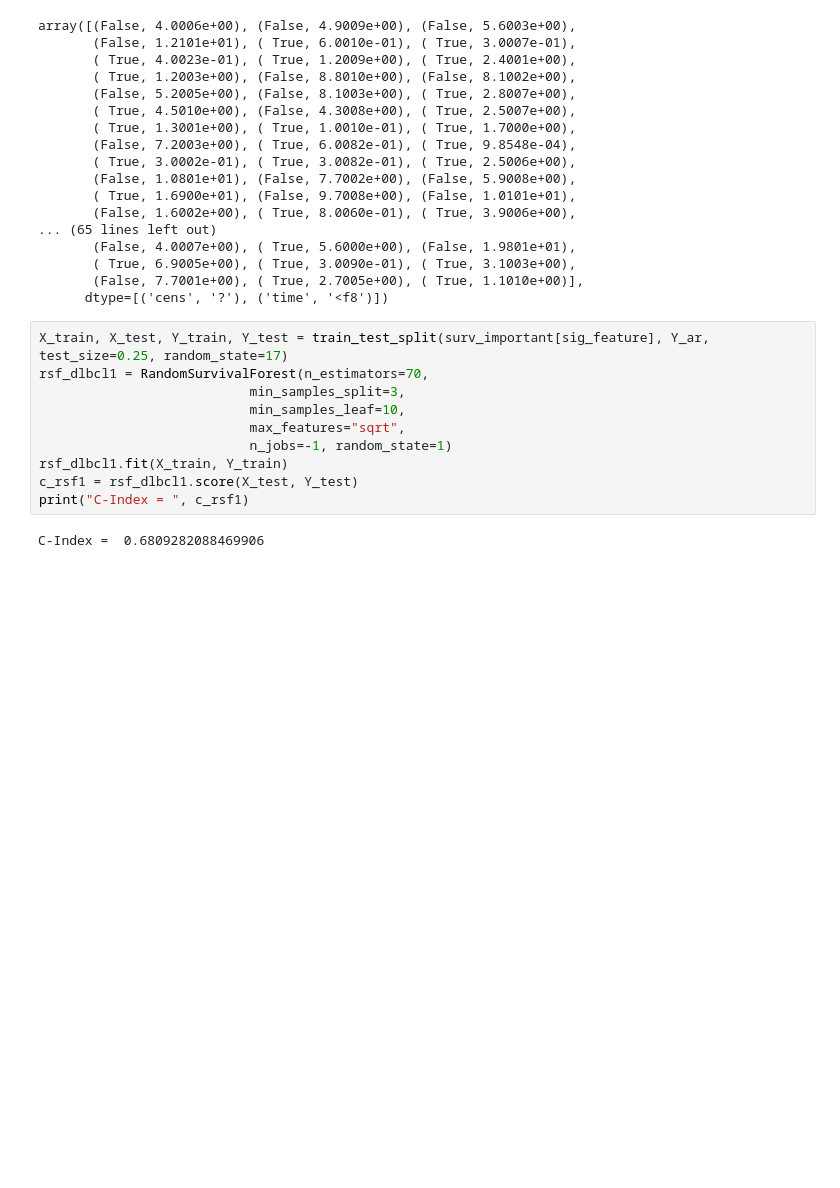
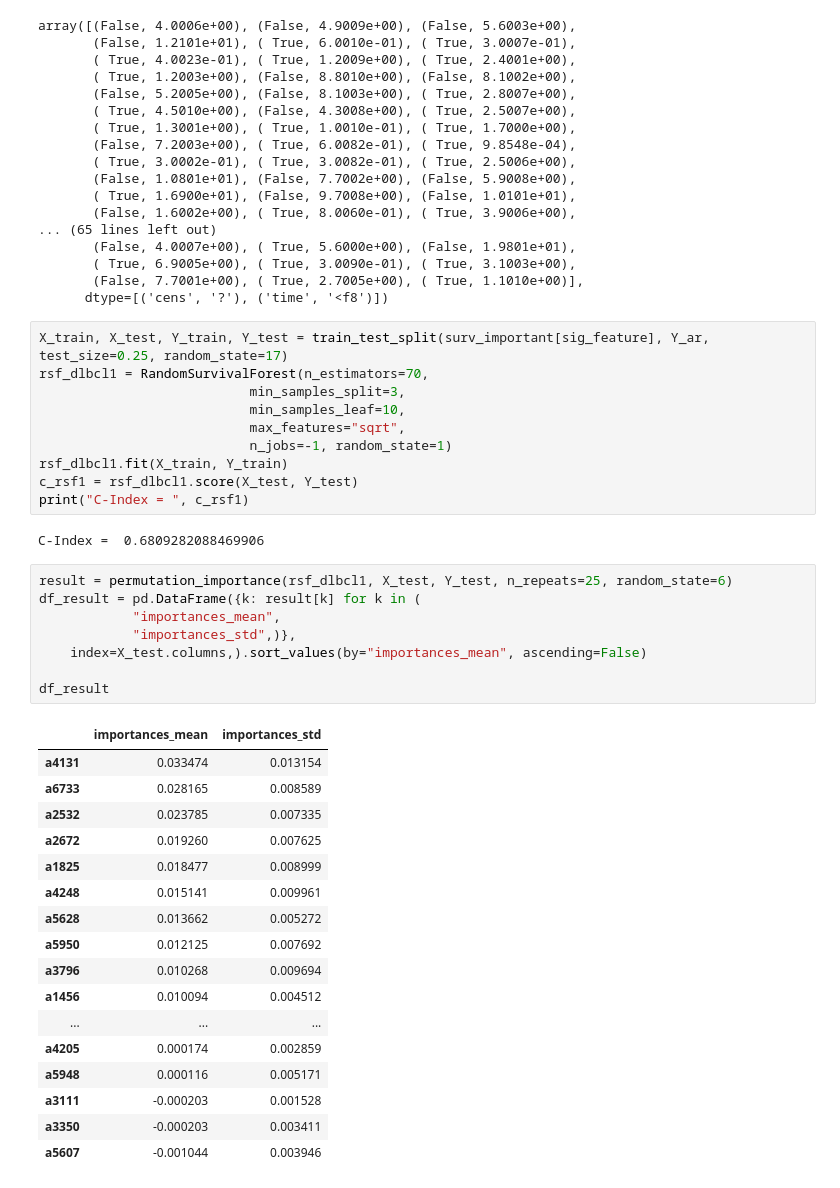
Before and after one commit to utihamartiwi/Mapper-for-high-dimensiona-survival-analysis, a Jupyter notebook: Mapper_Survival_DLBCL.ipynb, the cells around one changed output. Cells and saved outputs as stored; diff of their text form; blank space fills up the shorter version.

```diff
--- a/Mapper_Survival_DLBCL.ipynb
+++ b/Mapper_Survival_DLBCL.ipynb
@@ -441,3 +441,29 @@ c_rsf1 = rsf_dlbcl1.score(X_test, Y_test)
 print("C-Index = ", c_rsf1)
 # %% [output]
 C-Index =  0.6809282088469906
+# %%
+result = permutation_importance(rsf_dlbcl1, X_test, Y_test, n_repeats=25, random_state=6)
+df_result = pd.DataFrame({k: result[k] for k in (
+            "importances_mean",
+            "importances_std",)},
+    index=X_test.columns,).sort_values(by="importances_mean", ascending=False)
+
+df_result
+# %% [output]
+|  | importances_mean | importances_std |
+| a4131 | 0.033474 | 0.013154 |
+| a6733 | 0.028165 | 0.008589 |
+| a2532 | 0.023785 | 0.007335 |
+| a2672 | 0.019260 | 0.007625 |
+| a1825 | 0.018477 | 0.008999 |
+| a4248 | 0.015141 | 0.009961 |
+| a5628 | 0.013662 | 0.005272 |
+| a5950 | 0.012125 | 0.007692 |
+| a3796 | 0.010268 | 0.009694 |
+| a1456 | 0.010094 | 0.004512 |
+| ... | ... | ... |
+| a4205 | 0.000174 | 0.002859 |
+| a5948 | 0.000116 | 0.005171 |
+| a3111 | -0.000203 | 0.001528 |
+| a3350 | -0.000203 | 0.003411 |
+| a5607 | -0.001044 | 0.003946 |
```
Also changed, not shown: parts of 8 cells of this notebook, 2 other files.
